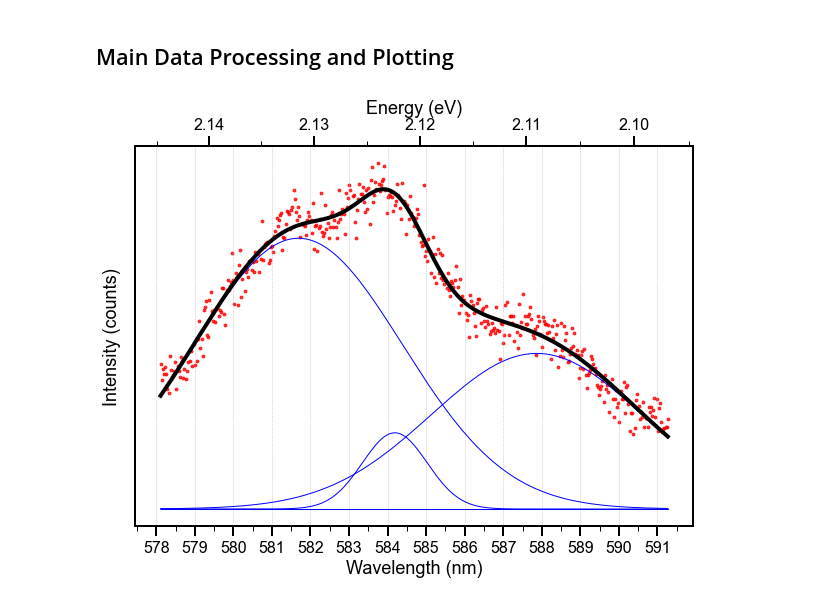
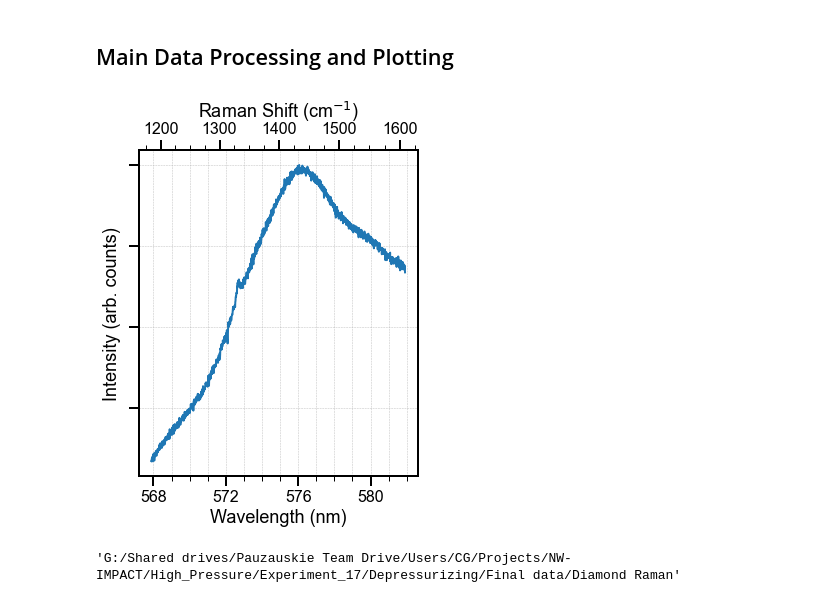
Before and after one commit to professorchaman/Data_Analysis, a Jupyter notebook: General Plotting and Data Analysis.ipynb, the cells around one changed output. Saved outputs shown, nothing was run; the diff lists cells and outputs as text; code cells hidden in the pictures.

```diff
--- a/General Plotting and Data Analysis.ipynb
+++ b/General Plotting and Data Analysis.ipynb
@@ -79,7 +79,7 @@ SelectFilesButton(description='Select File', icon='square-o', style=ButtonStyle(
 # %% [markdown]
 ### Cosmic Ray Removal and Averaging
 # %%
-do_cosmic_rays_removal = 'n'
+do_cosmic_rays_removal = 'y'
 if do_cosmic_rays_removal == 'y':
     x_data, cosmic_removed_data, averaged_data = remove_cosmic_rays(cleanFiles,batching=True,batch_size=3,average=True)
     print("cosmic rays removed")
@@ -118,7 +121,7 @@ SelectFilesButton(description='Select File', icon='square-o', style=ButtonStyle(
 ## Main Data Processing and Plotting
 # %%
 ## Variables
-is_fitted_data_file = True # 'y', 'n'
+is_fitted_data_file = False # 'y', 'n'
 do_baseline_subtraction = 'n' # 'y', 'n'
 do_median_filtering = 'n' # 'y', 'n'
 do_data_cleaning = 'n' # 'y', 'n'
@@ -153,7 +156,7 @@ lab = ['22.55', ]
 color_lab = ['k','b']
 power_lab = []
 
-fig1 = plt.figure(figsize=(10,7)) # Put this outside loop if you want only one plot with all
+fig1 = plt.figure(figsize=(5,6)) # Put this outside loop if you want only one plot with all
 # cruves. Keep it inside if you want separate plots
 ax1 = fig1.add_subplot(111) # Put this outside loop if you want only one plot with all cruves. Keep it inside if you want separate plots
 
@@ -215,47 +218,53 @@ for i in tqdm(range(0, len(fdata))):
             #Plot wihtout lables
             ax1.plot(x_data, y_data[:,j]/np.max(y_data[:,0]), lw=1,color='b')
 
             #Plot with labels
             # ax1.plot(x_data, y_data[:,j]/np.max(y_data[:,0]), lw=0.8,color='k', label=str(lab[j-1]) + " nm -- " + str.format('{0:.1f}',nm2ram(lab[j-1])) + " cm$^{-1}$")
 
         ax1.plot(x_data, y_data[:,-1]/np.max(y_data[:,0]), lw=4, color='k')
     else:
 
         y_per = y_val
 
-        ax1.plot(x_val, y_per/np.max(y_per), lw=2, color='k', label=tail_i) # Code line to plot the curves
+        ax1.plot(x_val, y_per/np.max(y_per), lw=2, label=tail_i) # Code line to plot the curves
 
 # General plot properties are set below
 # ax1.set_title(f'{tail_i}')
 ax1.set_xlabel(x_label)
-ax1.set_ylabel('Intensity (counts)')
-# ax1.set_xlim(720,740)
-# ax1.set_ylim(0,25000)
-ax1.grid(True)
+ax1.set_ylabel('Intensity (arb. counts)')
+# ax1.set_xlim(540,580)
+# ax1.legend(loc='upper right')
+# ax1.set_ylim(0.25,0.295)
+ax1.grid(True, which='both', linestyle='--')
 
-ax1.set_yticks([])
+# ax1.set_yticks([])
+ax1.set_yticklabels([])
 
-#ax1.tick_params(axis='y',which='both',left='off',labelleft='off')
+# ax1.tick_params(axis='y',which='both',left='off',labelleft='off')
 
-ax1.xaxis.set_major_locator(MultipleLocator(1))
+ax1.xaxis.set_major_locator(MultipleLocator(4))
 ax1.xaxis.set_major_formatter('{x:.0f}')
-ax1.xaxis.set_minor_locator(MultipleLocator(0.5))
-# ax1.yaxis.set_major_locator(MultipleLocator(5000))
+ax1.xaxis.set_minor_locator(MultipleLocator(1))
+ax1.yaxis.set_major_locator(MultipleLocator(0.1))
 # ax1.yaxis.set_major_formatter('{x:.0f}')
 
 # # For the minor ticks, use no labels; default NullFormatter.
 # ax1.xaxis.set_minor_locator(MultipleLocator(10))
 # ax1.legend(bbox_to_anchor=(1, 1),title='High Pressure',loc='upper right')
 
 # Add a secondary x-axis
-secax = ax1.secondary_xaxis('top', functions=(nm2eV, eV2nm))
-secax.set_xlabel(r'Energy (eV)')
-secax.xaxis.set_major_locator(MultipleLocator(0.01))
-secax.xaxis.set_major_formatter('{x:.2f}')
-secax.xaxis.set_minor_locator(MultipleLocator(0.005))
+secax = ax1.secondary_xaxis('top', functions=(nm2ram, ram2nm))
+secax.set_xlabel(r'Raman Shift (cm$^{-1}$)')
+secax.xaxis.set_major_locator(MultipleLocator(100))
+secax.xaxis.set_major_formatter('{x:.0f}')
+secax.xaxis.set_minor_locator(MultipleLocator(25))
 
 # plt.show()
 
-plt.savefig(os.path.join(head_i,"GeV_PL-dep-T3.svg"),dpi=600,bbox_inches='tight')
+plt.savefig(os.path.join(head_i,"NV_zero-broad_PL.svg"),dpi=600,bbox_inches='tight')
 # %% [output]
-[figure, old version]
+[figure, new version]
+# %%
+head_i
+# %% [output]
+'G:/Shared drives/Pauzauskie Team Drive/Users/CG/Projects/NW-IMPACT/High_Pressure/Experiment_17/Depressurizing/Final data/Diamond Raman'
```
Also changed, not shown: parts of 1 cell of this notebook.
